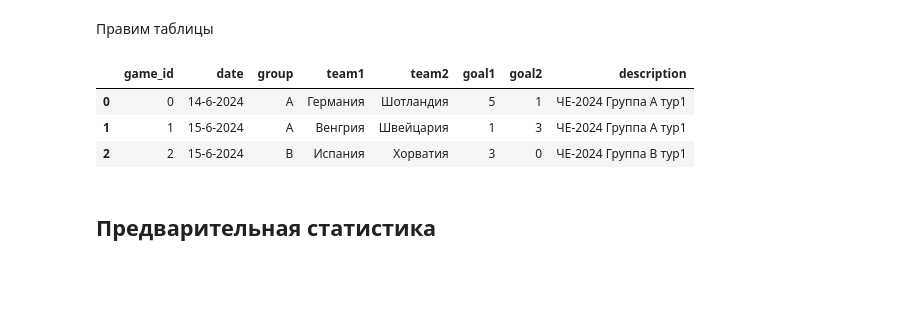
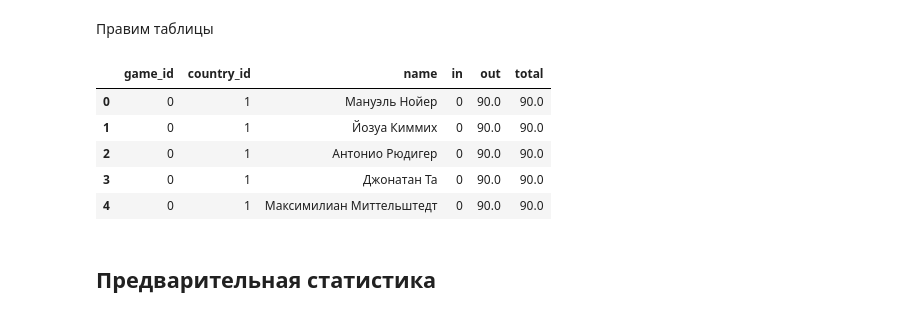
Before and after one commit to elp87/Euro-2024, a Jupyter notebook: euro.ipynb, the cells around one changed output. Drawn from its saved outputs; the diff is of its cells as text; code cells hidden in the pictures; blank space fills up the shorter version.

```diff
--- a/euro.ipynb
+++ b/euro.ipynb
@@ -79,12 +81,14 @@ players = players.merge(countries, on='country_id')
 players['birthdate'] = pd.to_datetime(players['birthdate'], format='%d-%m-%Y')
 players['age'] = ((dt.datetime.now() - players['birthdate']).dt.days / 365).apply(np.floor)
 # %%
-games_df.head()
+lineups_df.head()
 # %% [output]
-|  | game_id | date | group | team1 | team2 | goal1 | goal2 | description |
-| 0 | 0 | 14-6-2024 | A | Германия | Шотландия | 5 | 1 | ЧЕ-2024 Группа A тур1 |
-| 1 | 1 | 15-6-2024 | A | Венгрия | Швейцария | 1 | 3 | ЧЕ-2024 Группа A тур1 |
-| 2 | 2 | 15-6-2024 | B | Испания | Хорватия | 3 | 0 | ЧЕ-2024 Группа B тур1 |
+|  | game_id | country_id | name | in | out | total |
+| 0 | 0 | 1 | Мануэль Нойер | 0 | 90.0 | 90.0 |
+| 1 | 0 | 1 | Йозуа Киммих | 0 | 90.0 | 90.0 |
+| 2 | 0 | 1 | Антонио Рюдигер | 0 | 90.0 | 90.0 |
+| 3 | 0 | 1 | Джонатан Та | 0 | 90.0 | 90.0 |
+| 4 | 0 | 1 | Максимилиан Миттельштедт | 0 | 90.0 | 90.0 |
 # %% [markdown]
 ## Предварительная статистика
 # %%
```
Also changed, not shown: parts of 22 cells of this notebook, 4 other files.
